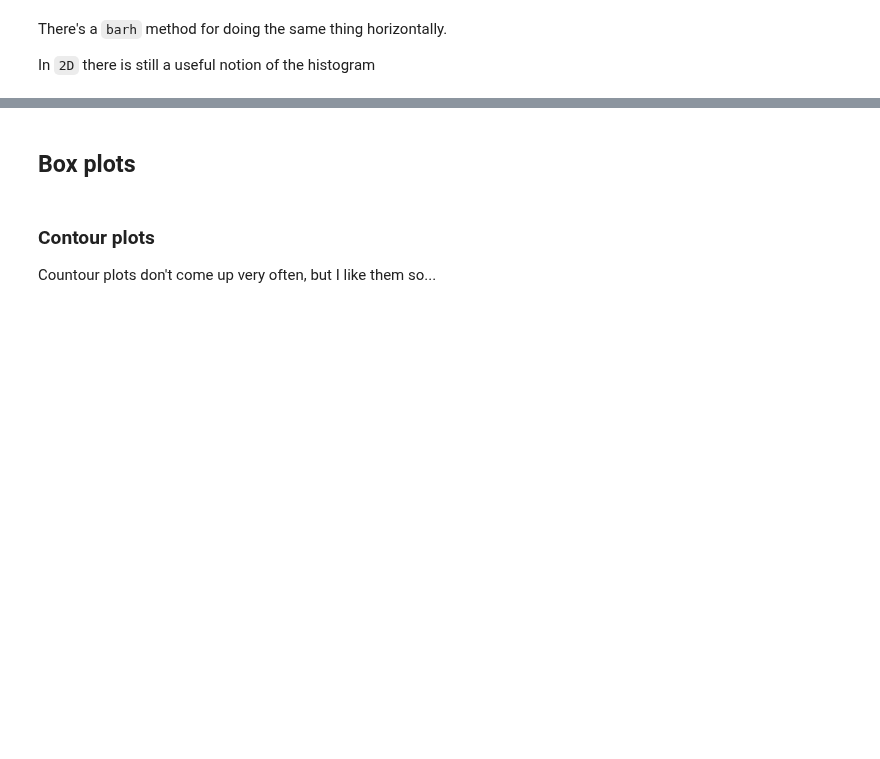
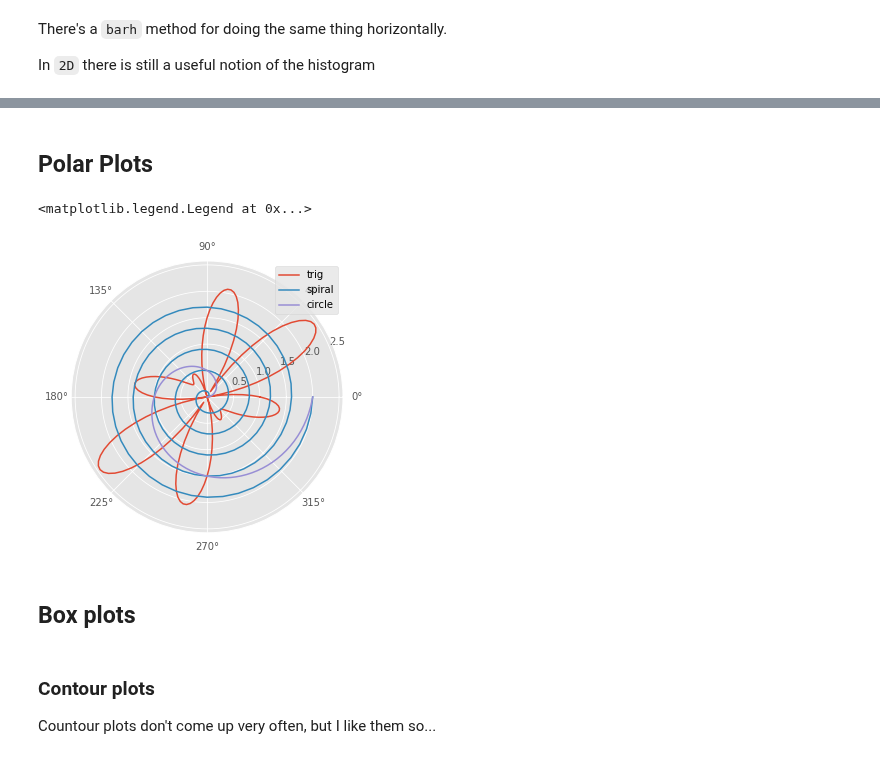
Before and after one commit to dtrad/geoml_course, a Jupyter notebook: MatplotlibIntroSolved.ipynb, the cells around one changed output, grey strips where cells are left out. Cells and saved outputs as stored; diff of their text form; code cells hidden in the pictures; blank space fills up the shorter version.

```diff
--- a/MatplotlibIntroSolved.ipynb
+++ b/MatplotlibIntroSolved.ipynb
@@ -239,3 +259,19 @@ cb.set_label('density')
+# %% [markdown]
+## Polar Plots
+# %%
+theta=np.linspace(0,2*np.pi,201)
+r1=np.abs(np.cos(5.0*theta)-1.5*np.sin(3.0*theta))
+r2=theta/np.pi
+r3=2.25*np.ones_like(theta)
+fig = plt.figure()
+ax = fig.add_subplot(111,projection='polar')
+ax.plot(theta, r1, label='trig')
+ax.plot(5*theta, r2, label='spiral')
+ax.plot(theta, r2, label='circle')
+ax.legend(loc='best')
+# %% [output]
+<matplotlib.legend.Legend at 0x...>
+[figure, added]
 # %% [markdown]
 ## Box plots
 # %% [markdown]
```
Also changed, not shown: parts of 23 cells of this notebook.
